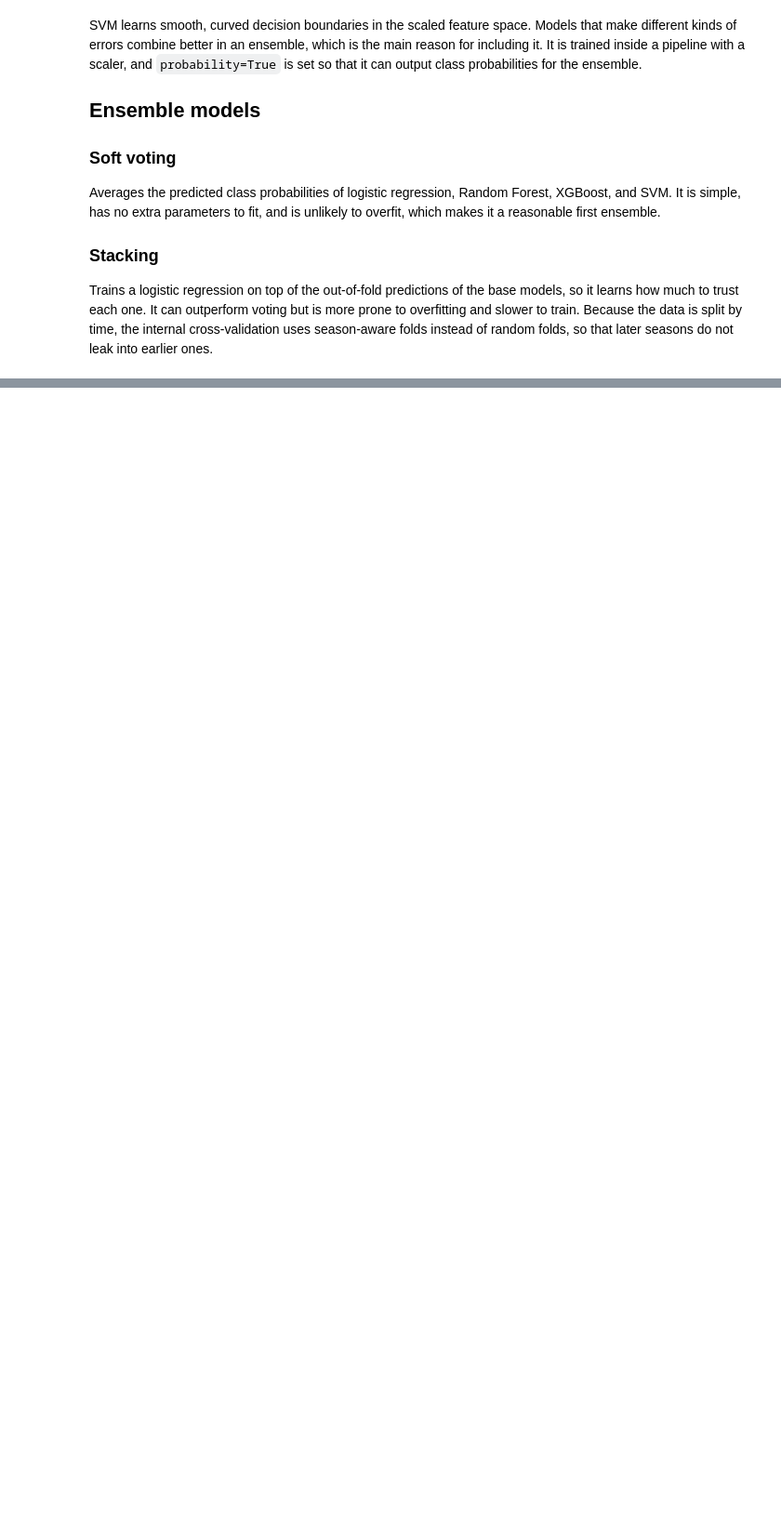
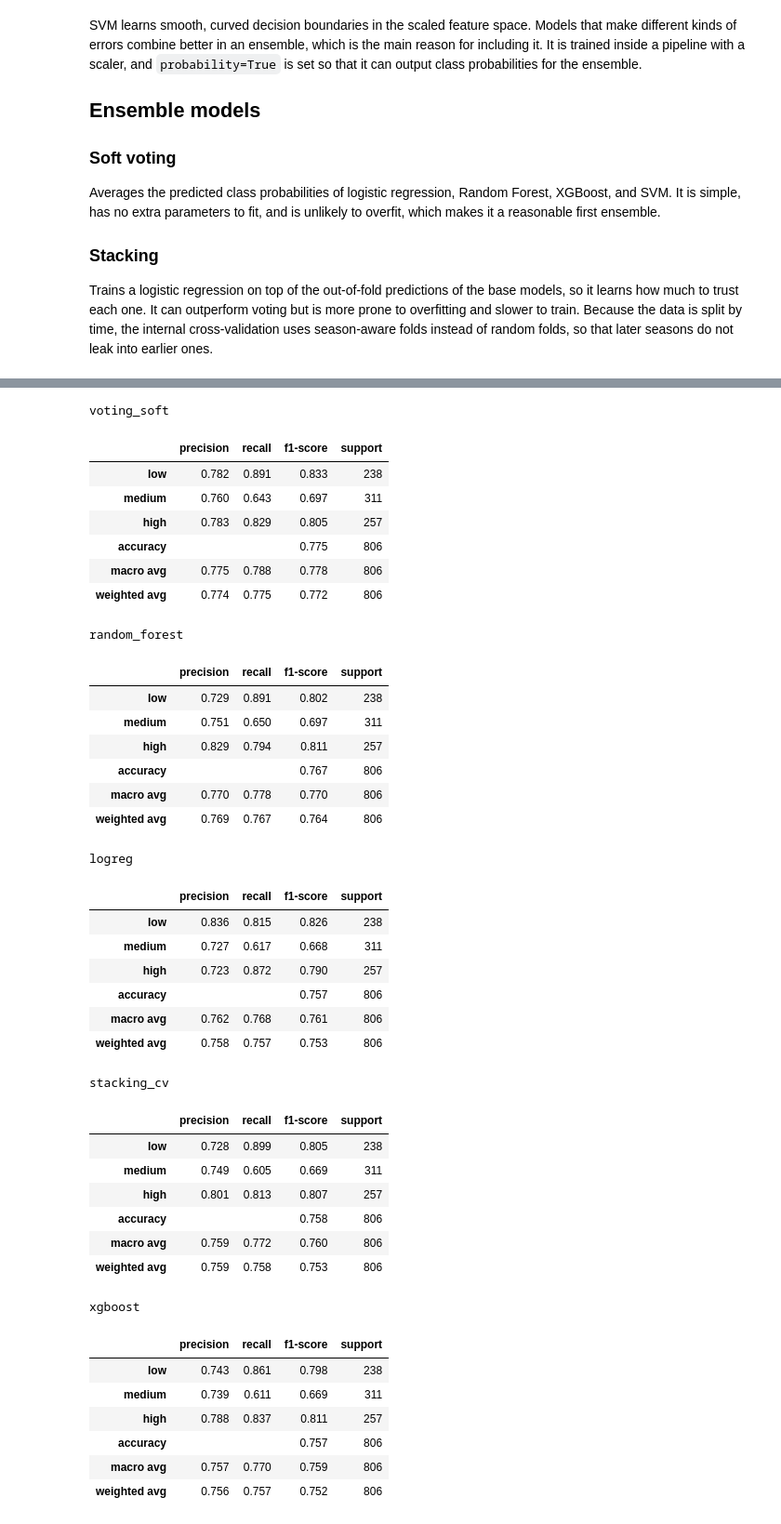
Before and after one commit to Break-Through-Tech/Sports-Analytics-1B-assessing-football-stadium-attendance-and-experience, a Jupyter notebook: notebooks/03_candidate_models.ipynb, the cells around one changed output, grey strips where cells are left out. Shown at 93% size. Drawn from its saved outputs; the diff is of its cells as text; code cells hidden in the pictures; blank space fills up the shorter version.

```diff
--- a/notebooks/03_candidate_models.ipynb
+++ b/notebooks/03_candidate_models.ipynb
@@ -139,0 +400,43 @@ xgb_model = XGBClassifier(
+# %%
+show_class_reports(results_df.index, preds, y_test, labels, class_names)
+# %% [output]
+voting_soft
+|  | precision | recall | f1-score | support |
+| low | 0.782 | 0.891 | 0.833 | 238 |
+| medium | 0.760 | 0.643 | 0.697 | 311 |
+| high | 0.783 | 0.829 | 0.805 | 257 |
+| accuracy |  |  | 0.775 | 806 |
+| macro avg | 0.775 | 0.788 | 0.778 | 806 |
+| weighted avg | 0.774 | 0.775 | 0.772 | 806 |
+random_forest
+|  | precision | recall | f1-score | support |
+| low | 0.729 | 0.891 | 0.802 | 238 |
+| medium | 0.751 | 0.650 | 0.697 | 311 |
+| high | 0.829 | 0.794 | 0.811 | 257 |
+| accuracy |  |  | 0.767 | 806 |
+| macro avg | 0.770 | 0.778 | 0.770 | 806 |
+| weighted avg | 0.769 | 0.767 | 0.764 | 806 |
+logreg
+|  | precision | recall | f1-score | support |
+| low | 0.836 | 0.815 | 0.826 | 238 |
+| medium | 0.727 | 0.617 | 0.668 | 311 |
+| high | 0.723 | 0.872 | 0.790 | 257 |
+| accuracy |  |  | 0.757 | 806 |
+| macro avg | 0.762 | 0.768 | 0.761 | 806 |
+| weighted avg | 0.758 | 0.757 | 0.753 | 806 |
+stacking_cv
+|  | precision | recall | f1-score | support |
+| low | 0.728 | 0.899 | 0.805 | 238 |
+| medium | 0.749 | 0.605 | 0.669 | 311 |
+| high | 0.801 | 0.813 | 0.807 | 257 |
+| accuracy |  |  | 0.758 | 806 |
+| macro avg | 0.759 | 0.772 | 0.760 | 806 |
+| weighted avg | 0.759 | 0.758 | 0.753 | 806 |
+xgboost
+|  | precision | recall | f1-score | support |
+| low | 0.743 | 0.861 | 0.798 | 238 |
+| medium | 0.739 | 0.611 | 0.669 | 311 |
+| high | 0.788 | 0.837 | 0.811 | 257 |
+| accuracy |  |  | 0.757 | 806 |
+| macro avg | 0.757 | 0.770 | 0.759 | 806 |
+| weighted avg | 0.756 | 0.757 | 0.752 | 806 |
```
Also changed, not shown: parts of 31 cells of this notebook.
